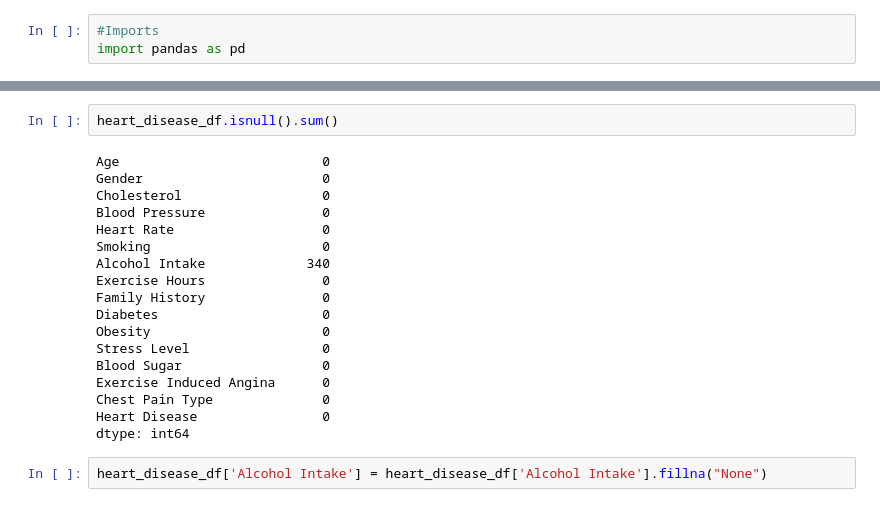
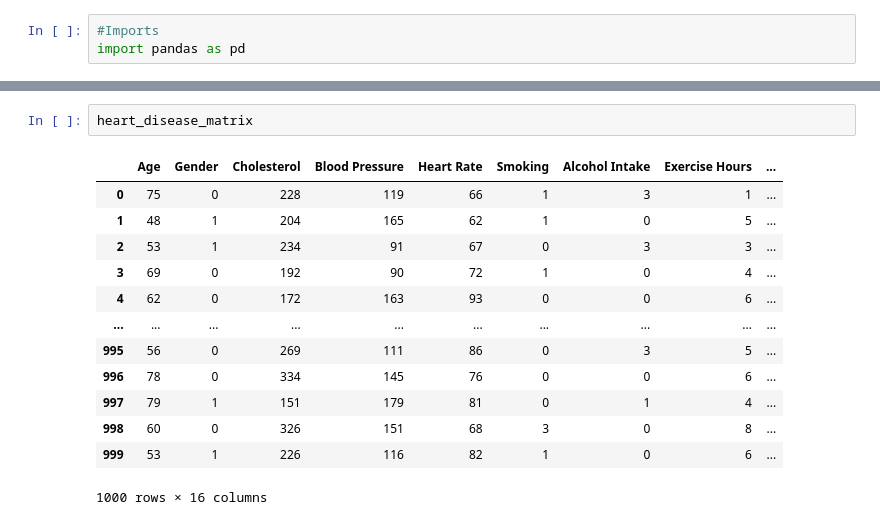
Before and after one commit to andrewgiannettino/heart_disease_predictions, a Jupyter notebook: Starter Code.ipynb, the cells around one changed output, grey strips where cells are left out. Cells and saved outputs as stored; diff of their text form.

```diff
--- a/Starter Code.ipynb
+++ b/Starter Code.ipynb
@@ -50,22 +223,16 @@ df_heart_disease.describe(include='all')
-# %%
-heart_disease_df.isnull().sum()
-# %% [output]
-Age                          0
-Gender                       0
-Cholesterol                  0
-Blood Pressure               0
-Heart Rate                   0
-Smoking                      0
-Alcohol Intake             340
-Exercise Hours               0
-Family History               0
-Diabetes                     0
-Obesity                      0
-Stress Level                 0
-Blood Sugar                  0
-Exercise Induced Angina      0
-Chest Pain Type              0
-Heart Disease                0
-dtype: int64
 # %%
-heart_disease_df['Alcohol Intake'] = heart_disease_df['Alcohol Intake'].fillna("None")
+heart_disease_matrix
+# %% [output]
+|  | Age | Gender | Cholesterol | Blood Pressure | Heart Rate | Smoking | Alcohol Intake | Exercise Hours | ... |
+| 0 | 75 | 0 | 228 | 119 | 66 | 1 | 3 | 1 | ... |
+| 1 | 48 | 1 | 204 | 165 | 62 | 1 | 0 | 5 | ... |
+| 2 | 53 | 1 | 234 | 91 | 67 | 0 | 3 | 3 | ... |
+| 3 | 69 | 0 | 192 | 90 | 72 | 1 | 0 | 4 | ... |
+| 4 | 62 | 0 | 172 | 163 | 93 | 0 | 0 | 6 | ... |
+| ... | ... | ... | ... | ... | ... | ... | ... | ... | ... |
+| 995 | 56 | 0 | 269 | 111 | 86 | 0 | 3 | 5 | ... |
+| 996 | 78 | 0 | 334 | 145 | 76 | 0 | 0 | 6 | ... |
+| 997 | 79 | 1 | 151 | 179 | 81 | 0 | 1 | 4 | ... |
+| 998 | 60 | 0 | 326 | 151 | 68 | 3 | 0 | 8 | ... |
+| 999 | 53 | 1 | 226 | 116 | 82 | 1 | 0 | 6 | ... |
+1000 rows × 16 columns
```
Also changed, not shown: parts of 19 cells of this notebook, 2 other files.
